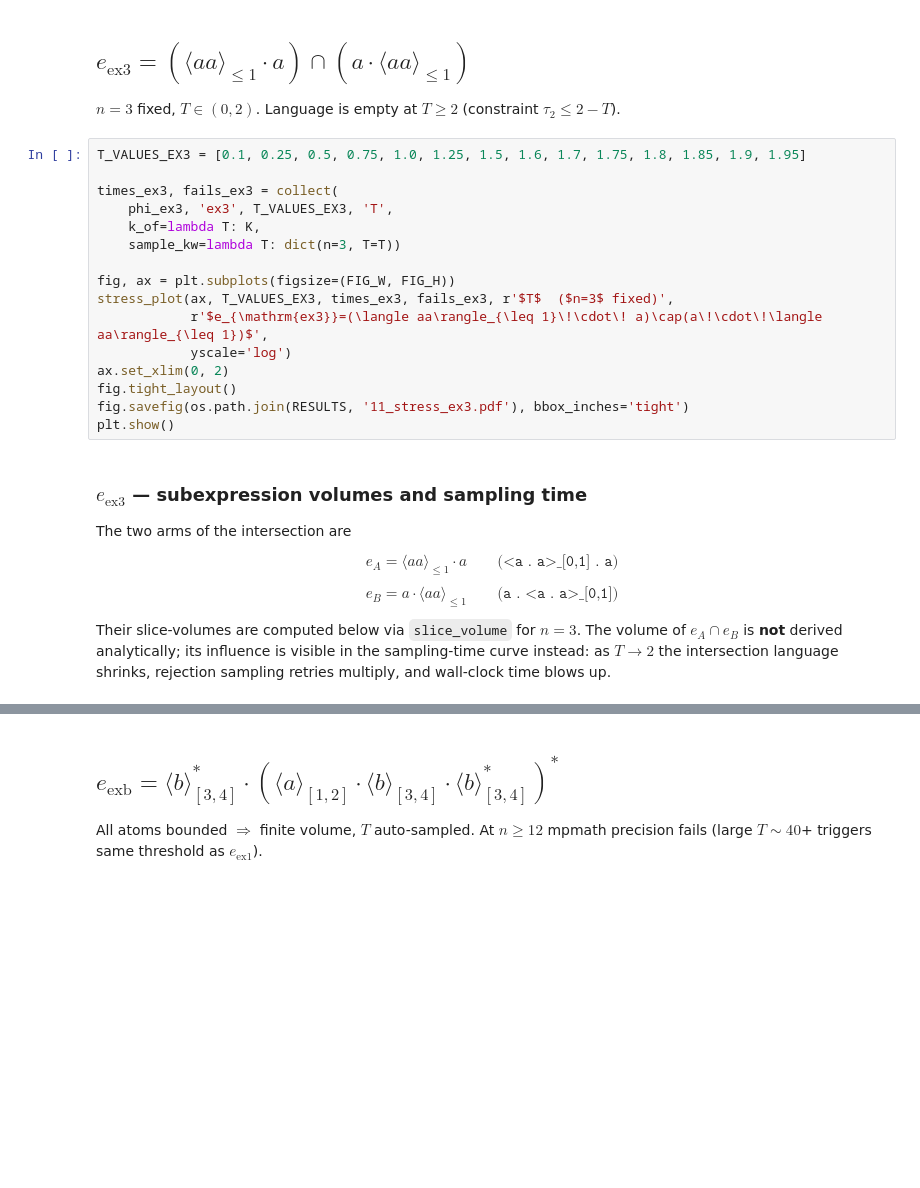
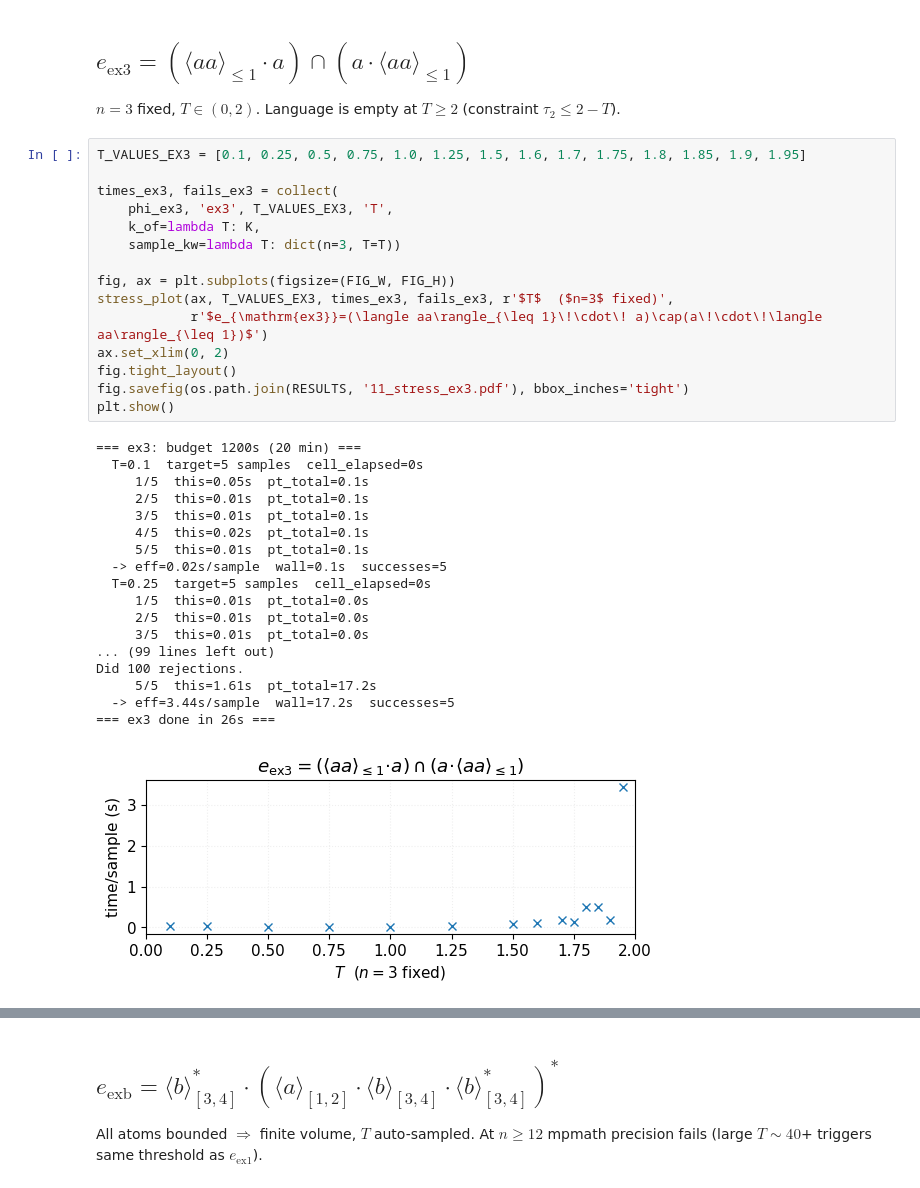
Before and after one commit to figlerg/VolTRE, a Jupyter notebook: experiments/paper_experiments/11_stress_test/11_stress_test.ipynb, the cells around one changed output, grey strips where cells are left out. Saved outputs shown, nothing was run; the diff lists cells and outputs as text; blank space fills up the shorter version.

```diff
--- a/experiments/paper_experiments/11_stress_test/11_stress_test.ipynb
+++ b/experiments/paper_experiments/11_stress_test/11_stress_test.ipynb
@@ -187,28 +223,34 @@ $n=3$ fixed, $T\in(0,2)$. Language is empty at $T\geq 2$ (constraint $\tau_2\leq
 # %%
 T_VALUES_EX3 = [0.1, 0.25, 0.5, 0.75, 1.0, 1.25, 1.5, 1.6, 1.7, 1.75, 1.8, 1.85, 1.9, 1.95]
 
 times_ex3, fails_ex3 = collect(
     phi_ex3, 'ex3', T_VALUES_EX3, 'T',
     k_of=lambda T: K,
     sample_kw=lambda T: dict(n=3, T=T))
 
 fig, ax = plt.subplots(figsize=(FIG_W, FIG_H))
 stress_plot(ax, T_VALUES_EX3, times_ex3, fails_ex3, r'$T$  ($n=3$ fixed)',
-            r'$e_{\mathrm{ex3}}=(\langle aa\rangle_{\leq 1}\!\cdot\! a)\cap(a\!\cdot\!\langle aa\rangle_{\leq 1})$',
-            yscale='log')
+            r'$e_{\mathrm{ex3}}=(\langle aa\rangle_{\leq 1}\!\cdot\! a)\cap(a\!\cdot\!\langle aa\rangle_{\leq 1})$')
 ax.set_xlim(0, 2)
 fig.tight_layout()
 fig.savefig(os.path.join(RESULTS, '11_stress_ex3.pdf'), bbox_inches='tight')
 plt.show()
+# %% [output]
+=== ex3: budget 1200s (20 min) ===
+  T=0.1  target=5 samples  cell_elapsed=0s
+     1/5  this=0.05s  pt_total=0.1s
+     2/5  this=0.01s  pt_total=0.1s
+     3/5  this=0.01s  pt_total=0.1s
+     4/5  this=0.02s  pt_total=0.1s
+     5/5  this=0.01s  pt_total=0.1s
+  -> eff=0.02s/sample  wall=0.1s  successes=5
+  T=0.25  target=5 samples  cell_elapsed=0s
+     1/5  this=0.01s  pt_total=0.0s
+     2/5  this=0.01s  pt_total=0.0s
+     3/5  this=0.01s  pt_total=0.0s
+... (99 lines left out)
+Did 100 rejections.
+     5/5  this=1.61s  pt_total=17.2s
+  -> eff=3.44s/sample  wall=17.2s  successes=5
+=== ex3 done in 26s ===
+[figure, added]
-# %% [markdown]
-### $e_{\mathrm{ex3}}$ — subexpression volumes and sampling time
-
-The two arms of the intersection are
-
-$$e_A = \langle aa\rangle_{\leq 1}\cdot a \qquad \texttt{(<a . a>\_[0,1] . a)}$$
-$$e_B = a\cdot\langle aa\rangle_{\leq 1} \qquad \texttt{(a . <a . a>\_[0,1])}$$
-
-Their slice-volumes are computed below via `slice_volume` for $n=3$.
-The volume of $e_A\cap e_B$ is **not** derived analytically; its influence
-is visible in the sampling-time curve instead: as $T\to 2$ the intersection
-language shrinks, rejection sampling retries multiply, and wall-clock time blows up.
```
Also changed, not shown: parts of 9 cells of this notebook, 2 other files.
